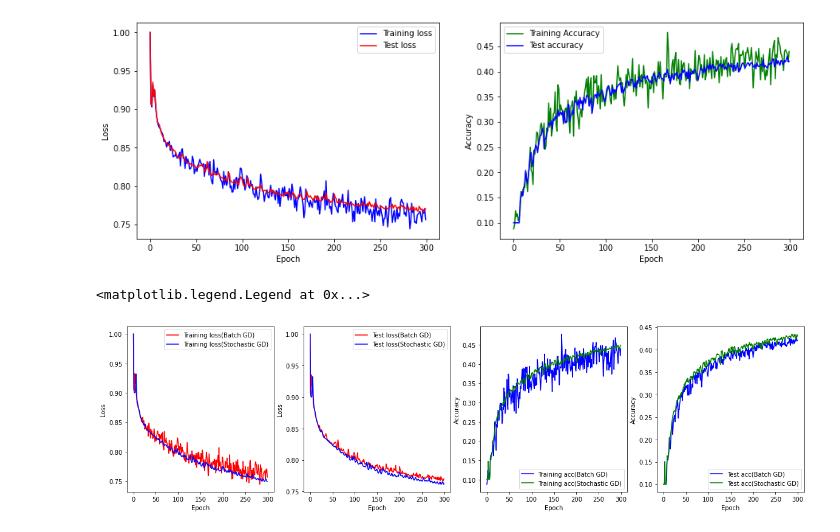
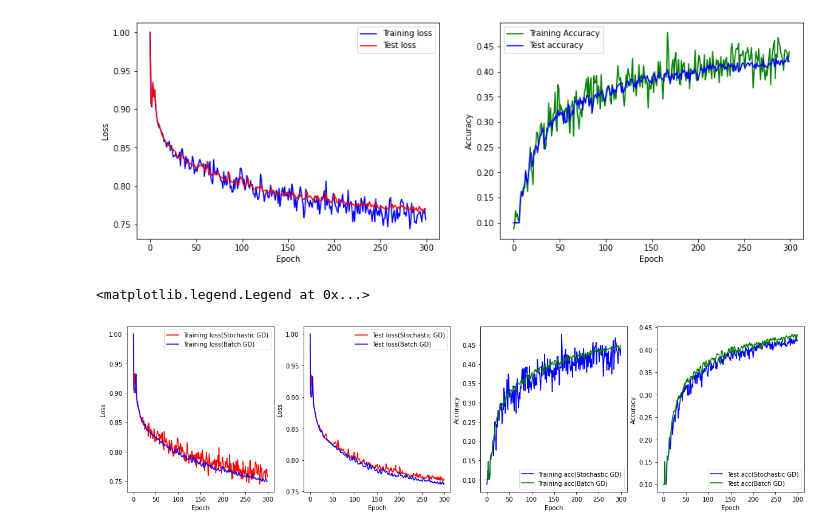
Before and after one commit to RansikaG/Machine-Vision, a Jupyter notebook: Assignment 4-Q2_Q3.ipynb, the cells around one changed output. Cells and saved outputs as stored; diff of their text form; code cells hidden in the pictures.

```diff
--- a/Assignment 4-Q2_Q3.ipynb
+++ b/Assignment 4-Q2_Q3.ipynb
@@ -266,29 +266,29 @@ reg 2e-06
 # %%
 fig,ax = plt.subplots(1,4,figsize=(20,5))
 
 ax[0].plot(St_train_loss_history,'r')
 ax[0].plot(train_loss_history,'b')
 ax[0].set_xlabel('Epoch')
 ax[0].set_ylabel('Loss')
-ax[0].legend(['Training loss(Batch GD)','Training loss(Stochastic GD)'])
+ax[0].legend(['Training loss(Stochastic GD)','Training loss(Batch GD)'])
 
 ax[1].plot(St_test_loss_history,'r')
 ax[1].plot(test_loss_history,'b')
 ax[1].set_xlabel('Epoch')
 ax[1].set_ylabel('Loss')
-ax[1].legend(['Test loss(Batch GD)','Test loss(Stochastic GD)'])
+ax[1].legend(['Test loss(Stochastic GD)','Test loss(Batch GD)'])
 
 ax[2].plot(St_train_acc_history,'b')
 ax[2].plot(train_acc_history,'g')
 ax[2].set_xlabel('Epoch')
 ax[2].set_ylabel('Accuracy')
-ax[2].legend(['Training acc(Batch GD)','Training acc(Stochastic GD)'])
+ax[2].legend(['Training acc(Stochastic GD)','Training acc(Batch GD)'])
 
 ax[3].plot(St_test_acc_history,'b')
 ax[3].plot(test_acc_history,'g')
 ax[3].set_xlabel('Epoch')
 ax[3].set_ylabel('Accuracy')
-ax[3].legend(['Test acc(Batch GD)','Test acc(Stochastic GD)'])
+ax[3].legend(['Test acc(Stochastic GD)','Test acc(Batch GD)'])
 # %% [output]
 <matplotlib.legend.Legend at 0x...>
-[figure, old version]
+[figure, new version]
```
